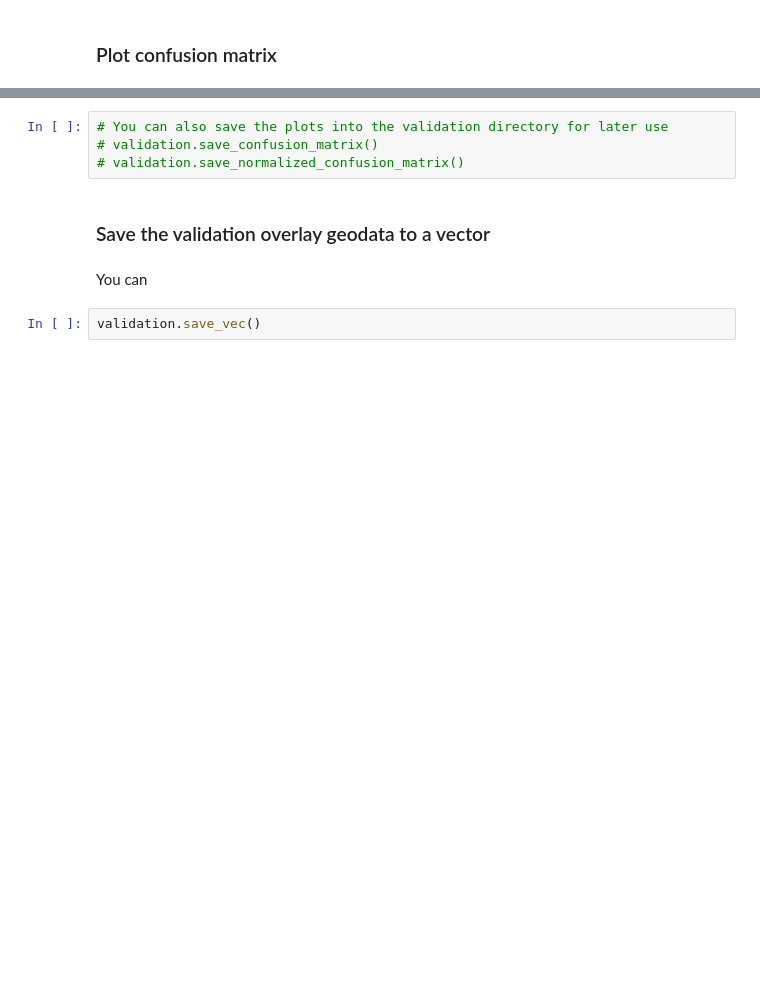
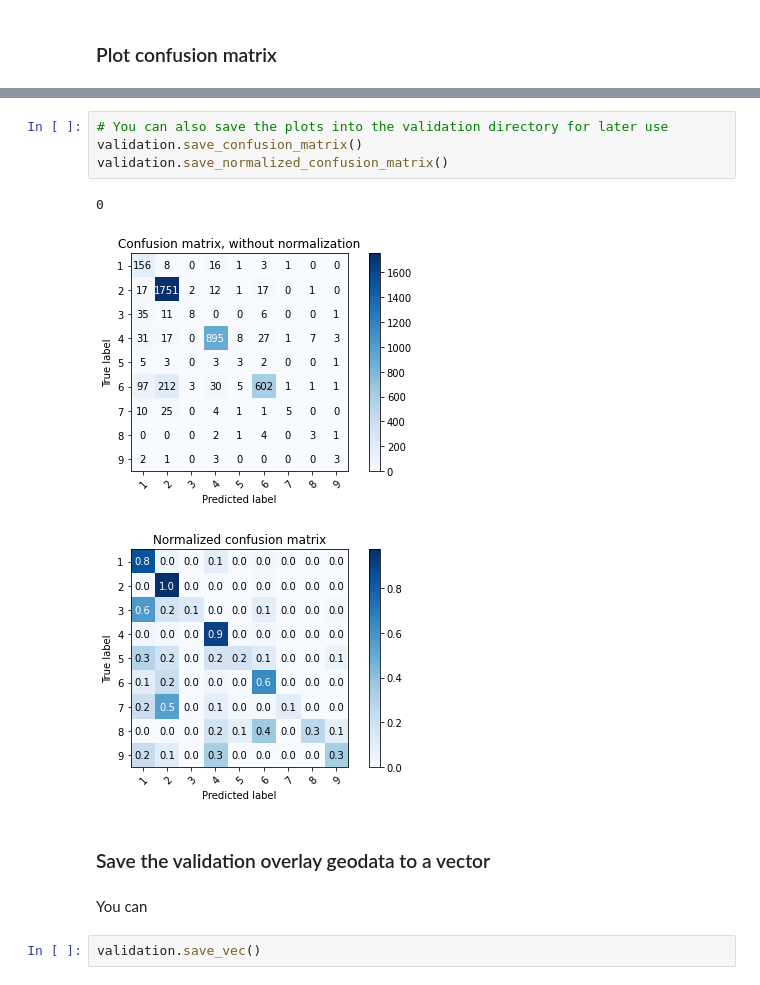
Before and after one commit to PhuntshoBhutan/odse2022, a Jupyter notebook: st_lucas/02_land_cover_validation.ipynb, the cells around one changed output, grey strips where cells are left out. Drawn from its saved outputs; the diff is of its cells as text; blank space fills up the shorter version.

```diff
--- a/st_lucas/02_land_cover_validation.ipynb
+++ b/st_lucas/02_land_cover_validation.ipynb
@@ -120,7 +244,11 @@ validation.save_normalized_confusion_matrix()
 # %%
 # You can also save the plots into the validation directory for later use
-# validation.save_confusion_matrix()
-# validation.save_normalized_confusion_matrix()
+validation.save_confusion_matrix()
+validation.save_normalized_confusion_matrix()
+# %% [output]
+0
+[figure, added]
+[figure, added]
 # %% [markdown]
 ### Save the validation overlay geodata to a vector
 # %% [markdown]
```
Also changed, not shown: parts of 21 cells of this notebook, 3 other files.
